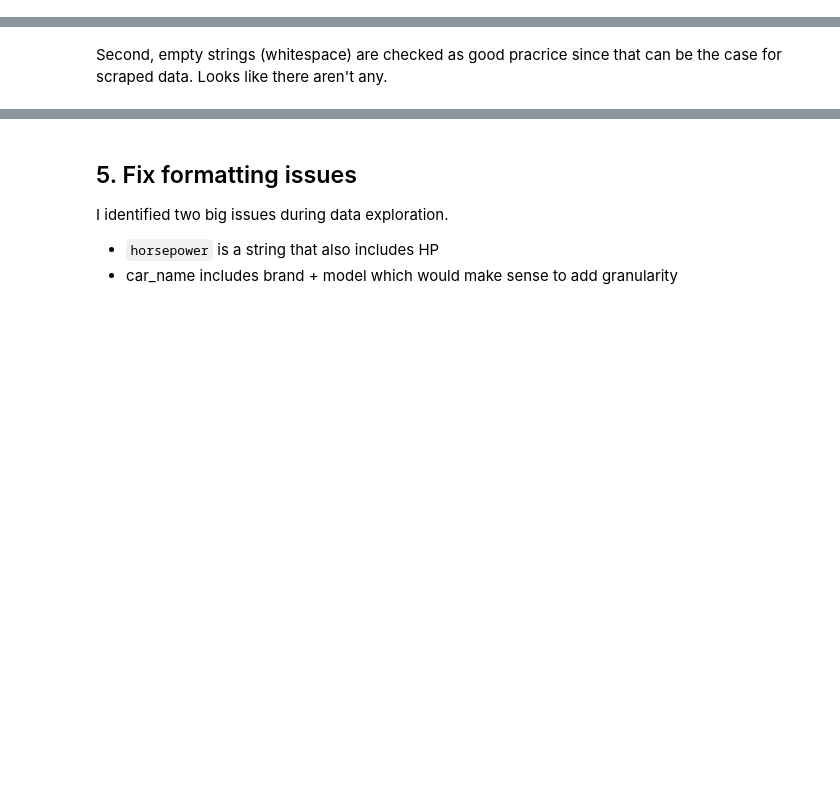
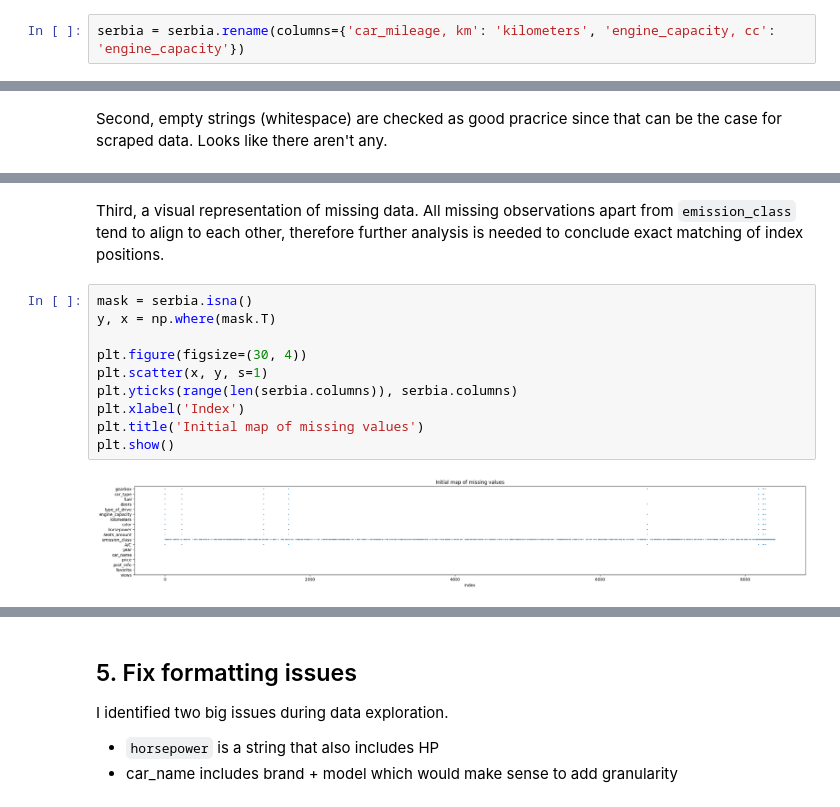
Before and after one commit to papadopoules/marketplace-price-prediction, a Jupyter notebook: marketplace-analysis.ipynb, the cells around one changed output, grey strips where cells are left out. Cells and saved outputs as stored; diff of their text form; blank space fills up the shorter version.

```diff
--- a/marketplace-analysis.ipynb
+++ b/marketplace-analysis.ipynb
@@ -193,3 +196,5 @@ memory usage: 1.2+ MB
+# %%
+serbia = serbia.rename(columns={'car_mileage, km': 'kilometers', 'engine_capacity, cc': 'engine_capacity'})
 # %% [markdown]
 ## 2. Joining datasets?
 
@@ -247,4 +257,18 @@ gearbox                0
 dtype: int64
+# %% [markdown]
+Third, a visual representation of missing data. All missing observations apart from `emission_class` tend to align to each other, therefore further analysis is needed to conclude exact matching of index positions.
+# %%
+mask = serbia.isna()
+y, x = np.where(mask.T)
+
+plt.figure(figsize=(30, 4))
+plt.scatter(x, y, s=1)
+plt.yticks(range(len(serbia.columns)), serbia.columns)
+plt.xlabel('Index')
+plt.title('Initial map of missing values')
+plt.show()
+# %% [output]
+[figure, added]
 # %% [markdown]
 ## 4. Handling missing values
 
```
Also changed, not shown: parts of 57 cells of this notebook.
